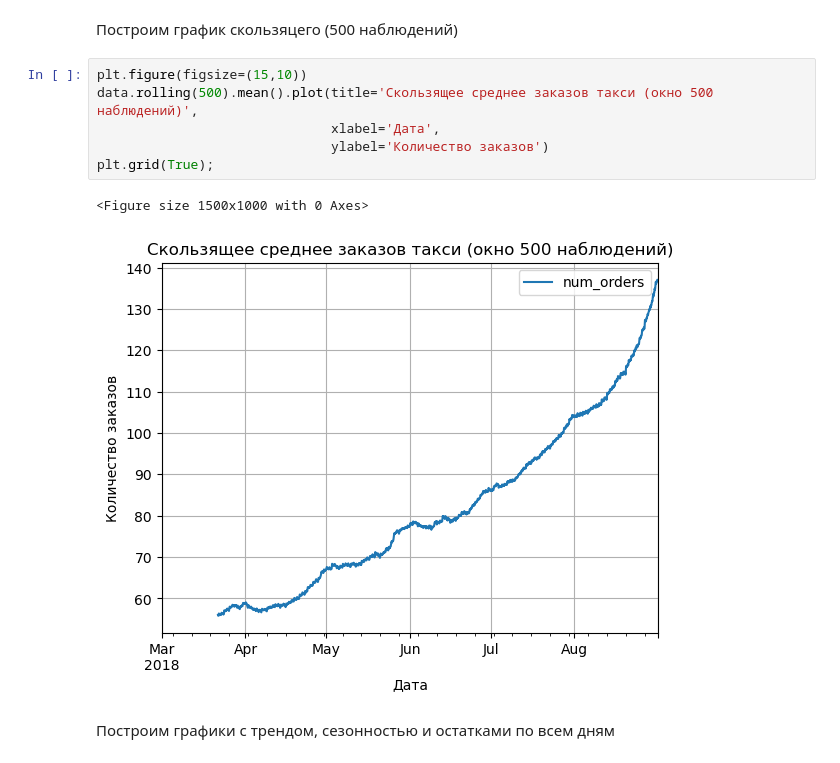
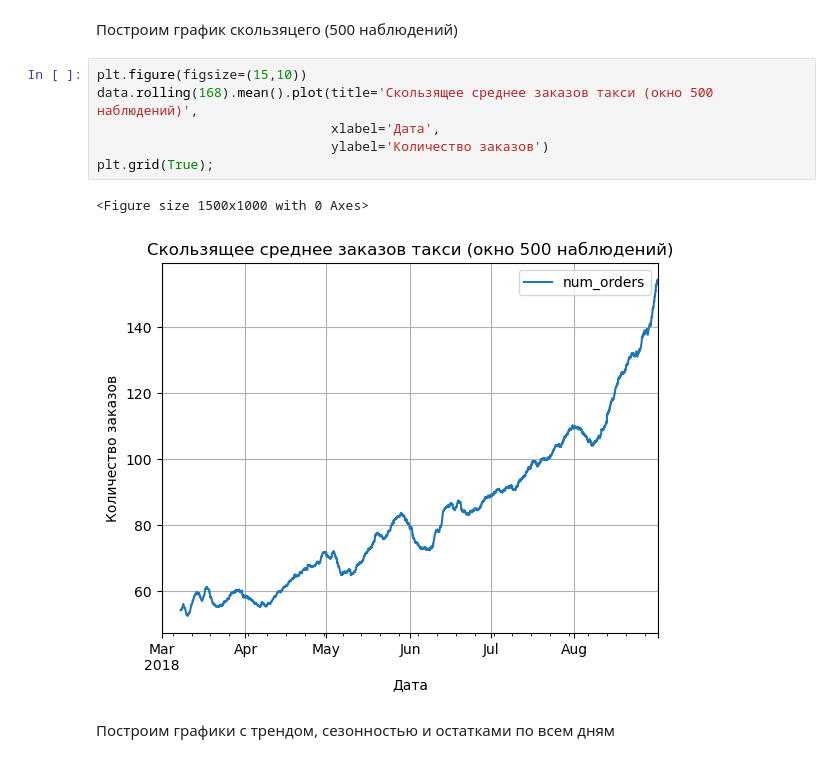
Before and after one commit to butuzovzeleboba/Taxi-order-forecasting, a Jupyter notebook: Taxi-order-forecasting.ipynb, the cells around one changed output. Saved outputs shown, nothing was run; the diff lists cells and outputs as text.

```diff
--- a/Taxi-order-forecasting.ipynb
+++ b/Taxi-order-forecasting.ipynb
@@ -117,13 +119,13 @@ plt.grid(True);
 Построим график скользяцего (500 наблюдений)
 # %%
 plt.figure(figsize=(15,10))
-data.rolling(500).mean().plot(title='Скользящее среднее заказов такси (окно 500 наблюдений)',
+data.rolling(168).mean().plot(title='Скользящее среднее заказов такси (окно 500 наблюдений)',
                               xlabel='Дата',
                               ylabel='Количество заказов')
 plt.grid(True);
 # %% [output]
 <Figure size 1500x1000 with 0 Axes>
-[figure, old version]
+[figure, new version]
 # %% [markdown]
 Построим графики с трендом, сезонностью и остатками по всем дням
 # %%
```
Also changed, not shown: parts of 20 cells of this notebook.
